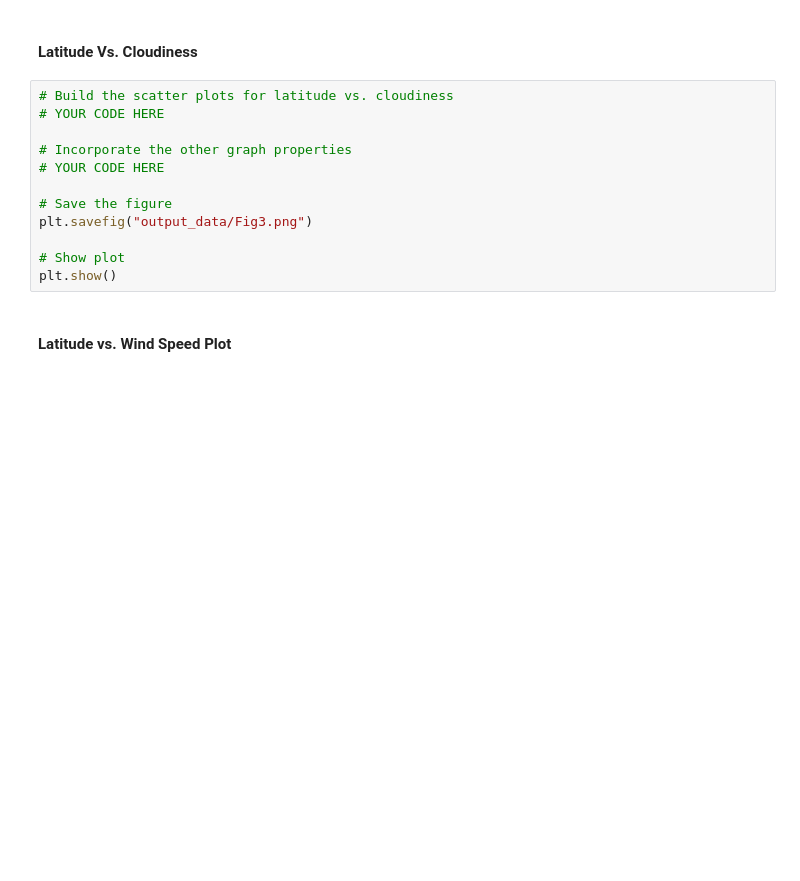
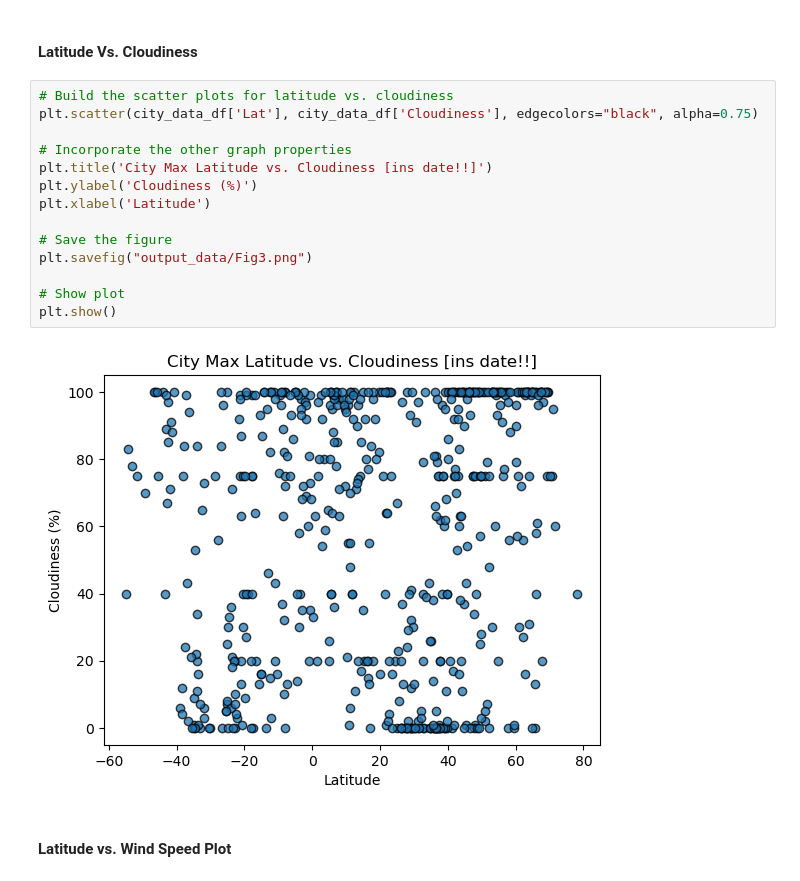
Before and after one commit to gfsiciliani/python-api-challenge, a Jupyter notebook: WeatherPy/WeatherPy-complete.ipynb, the cells around one changed output. Cells and saved outputs as stored; diff of their text form; blank space fills up the shorter version.

```diff
--- a/WeatherPy/WeatherPy-complete.ipynb
+++ b/WeatherPy/WeatherPy-complete.ipynb
@@ -217,16 +226,20 @@ plt.show()
 #### Latitude Vs. Cloudiness
 # %%
 # Build the scatter plots for latitude vs. cloudiness
-# YOUR CODE HERE
+plt.scatter(city_data_df['Lat'], city_data_df['Cloudiness'], edgecolors="black", alpha=0.75)
 
 # Incorporate the other graph properties
-# YOUR CODE HERE
+plt.title('City Max Latitude vs. Cloudiness [ins date!!]')
+plt.ylabel('Cloudiness (%)')
+plt.xlabel('Latitude')
 
 # Save the figure
 plt.savefig("output_data/Fig3.png")
 
 # Show plot
 plt.show()
+# %% [output]
+[figure, added]
 # %% [markdown]
 #### Latitude vs. Wind Speed Plot
 # %%
```
Also changed, not shown: parts of 28 cells of this notebook, 5 other files.
